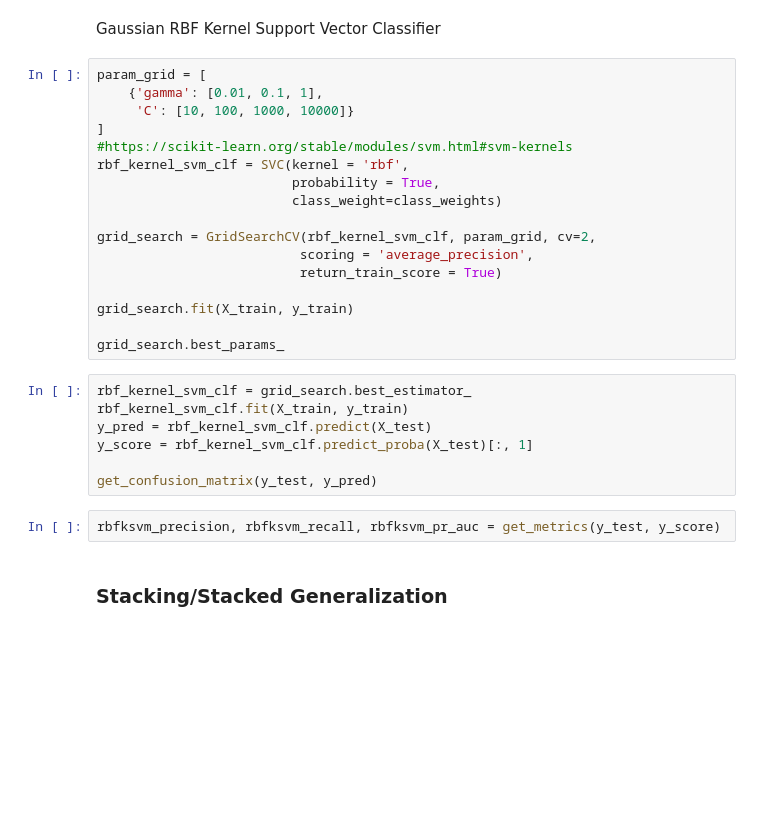
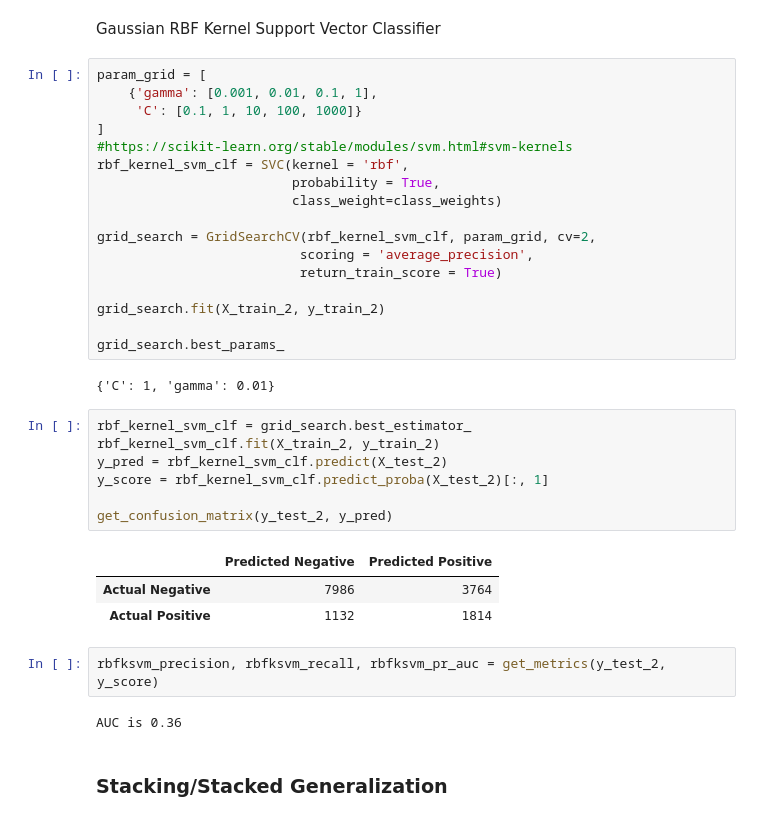
Before and after one commit to KaimiHuang/Applied_Data_Science_Project_1, a Jupyter notebook: Predict_bad_loan.ipynb, the cells around one changed output. Cells and saved outputs as stored; diff of their text form; blank space fills up the shorter version.

```diff
--- a/Predict_bad_loan.ipynb
+++ b/Predict_bad_loan.ipynb
@@ -903,8 +920,8 @@ pksvm_precision, pksvm_recall, pksvm_pr_auc = get_metrics(y_test, y_score)
 Gaussian RBF Kernel Support Vector Classifier
 # %%
 param_grid = [
-    {'gamma': [0.01, 0.1, 1],
-     'C': [10, 100, 1000, 10000]}
+    {'gamma': [0.001, 0.01, 0.1, 1],
+     'C': [0.1, 1, 10, 100, 1000]}
 ]
 #https://scikit-learn.org/stable/modules/svm.html#svm-kernels
 rbf_kernel_svm_clf = SVC(kernel = 'rbf',
@@ -915,18 +932,26 @@ grid_search = GridSearchCV(rbf_kernel_svm_clf, param_grid, cv=2,
                           scoring = 'average_precision',
                           return_train_score = True)
 
-grid_search.fit(X_train, y_train)
+grid_search.fit(X_train_2, y_train_2)
 
 grid_search.best_params_
+# %% [output]
+{'C': 1, 'gamma': 0.01}
 # %%
 rbf_kernel_svm_clf = grid_search.best_estimator_
-rbf_kernel_svm_clf.fit(X_train, y_train)
-y_pred = rbf_kernel_svm_clf.predict(X_test)
-y_score = rbf_kernel_svm_clf.predict_proba(X_test)[:, 1]
+rbf_kernel_svm_clf.fit(X_train_2, y_train_2)
+y_pred = rbf_kernel_svm_clf.predict(X_test_2)
+y_score = rbf_kernel_svm_clf.predict_proba(X_test_2)[:, 1]
 
-get_confusion_matrix(y_test, y_pred)
+get_confusion_matrix(y_test_2, y_pred)
+# %% [output]
+|  | Predicted Negative | Predicted Positive |
+| Actual Negative | 7986 | 3764 |
+| Actual Positive | 1132 | 1814 |
 # %%
-rbfksvm_precision, rbfksvm_recall, rbfksvm_pr_auc = get_metrics(y_test, y_score)
+rbfksvm_precision, rbfksvm_recall, rbfksvm_pr_auc = get_metrics(y_test_2, y_score)
+# %% [output]
+AUC is 0.36
 # %% [markdown]
 ### Stacking/Stacked Generalization
 # %%
```
Also changed, not shown: parts of 9 cells of this notebook.
